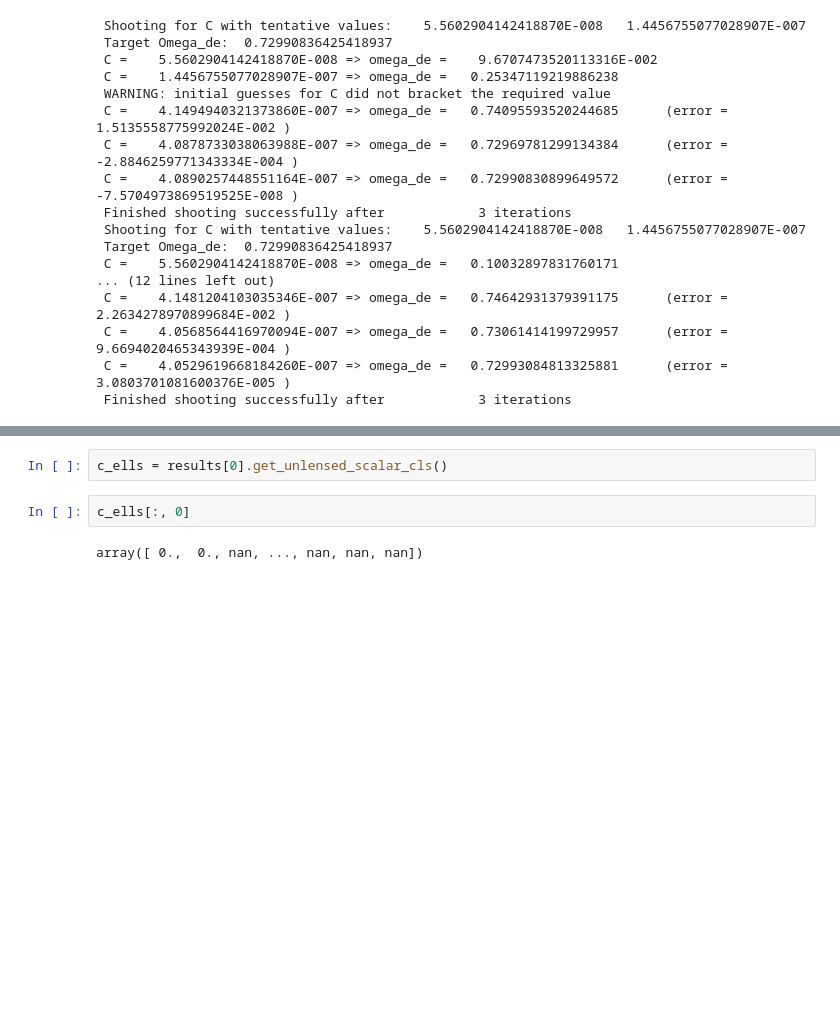
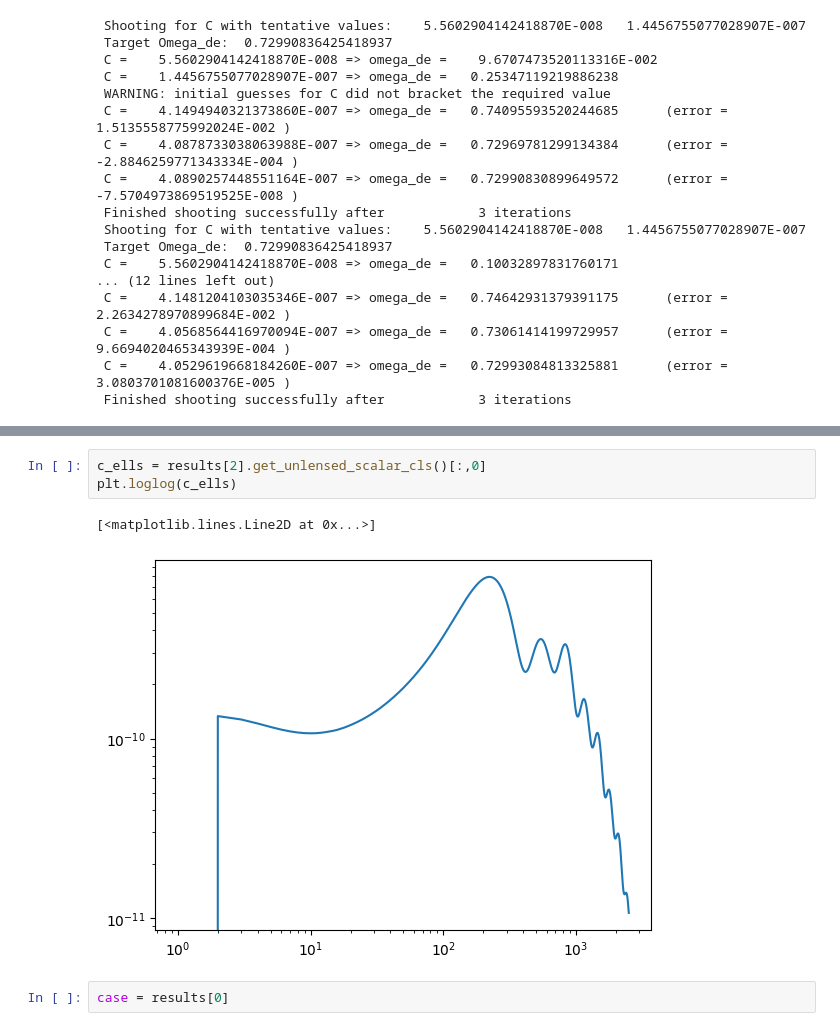
Before and after one commit to SBU-COSMOLIKE/CAMB-Monodromic, a Jupyter notebook: docs/KEssence_demo.ipynb, the cells around one changed output, grey strips where cells are left out. Drawn from its saved outputs; the diff is of its cells as text; blank space fills up the shorter version.

```diff
--- a/docs/KEssence_demo.ipynb
+++ b/docs/KEssence_demo.ipynb
@@ -87,9 +116,11 @@ Text(0.5, 0, '$a$')
+# %%
+c_ells = results[2].get_unlensed_scalar_cls()[:,0]
+plt.loglog(c_ells)
+# %% [output]
+[<matplotlib.lines.Line2D at 0x...>]
+[figure, added]
 # %%
-c_ells = results[0].get_unlensed_scalar_cls()
+case = results[0]
-# %%
-c_ells[:, 0]
-# %% [output]
-array([ 0.,  0., nan, ..., nan, nan, nan])
 # %%
 case = results[1].Params.DarkEnergy
 plt.semilogx(case.sampled_a, case.X_a)
```
Also changed, not shown: parts of 7 cells of this notebook, 1 other file.
